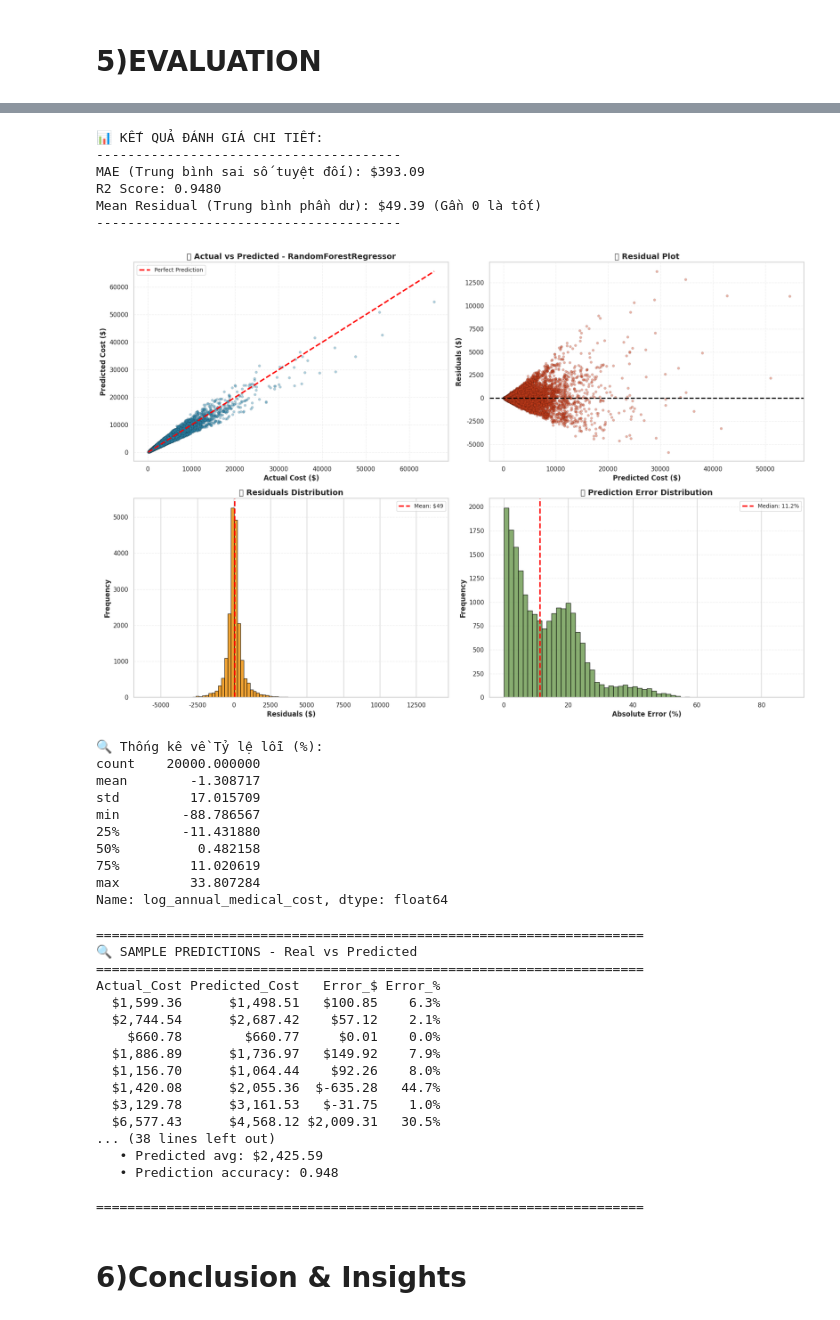
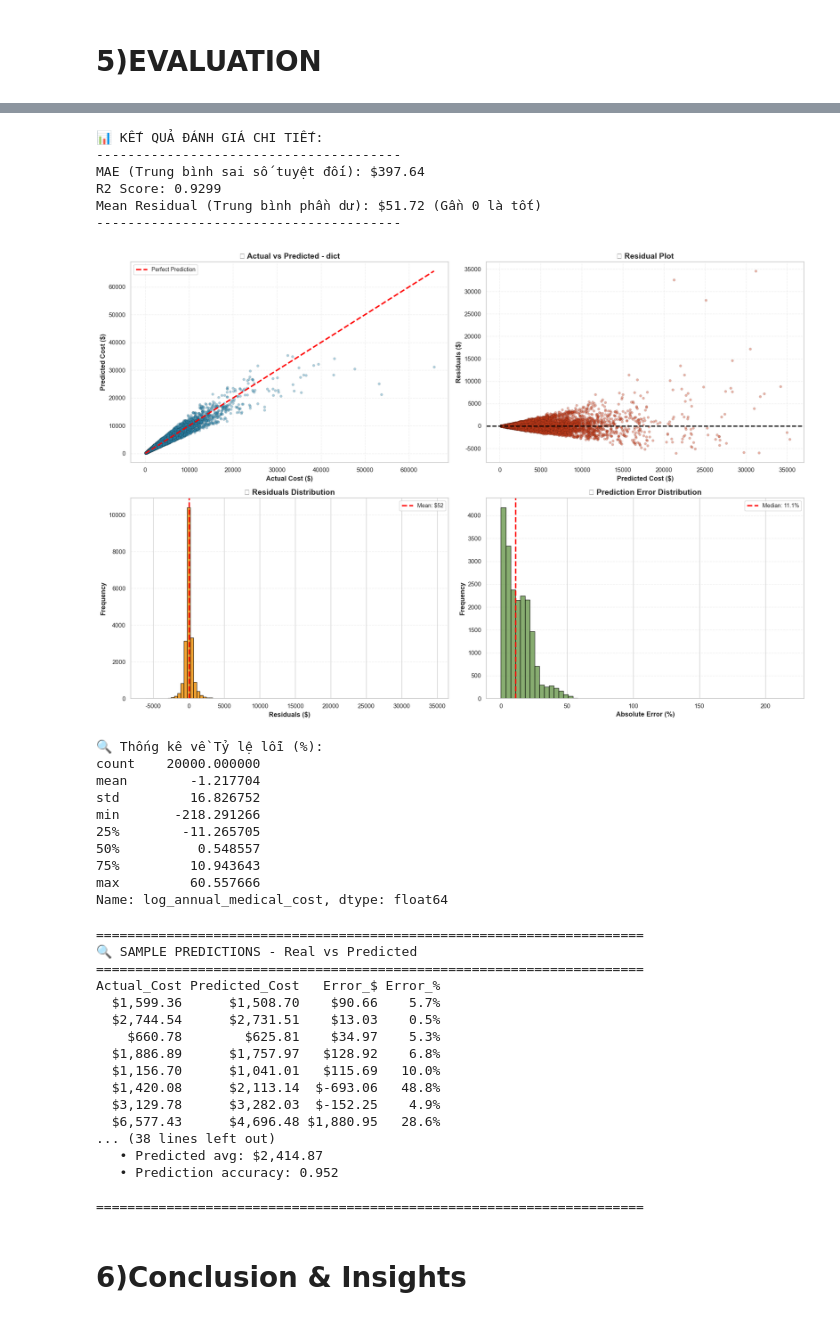
Before and after one commit to nguyenhuuphuc11052005/project_python, a Jupyter notebook: FE_MODELING.ipynb, the cells around one changed output, grey strips where cells are left out. Drawn from its saved outputs; the diff is of its cells as text; code cells hidden in the pictures.

```diff
--- a/FE_MODELING.ipynb
+++ b/FE_MODELING.ipynb
@@ -46,7 +43,7 @@ from lightgbm import LGBMRegressor
 from sklearn.metrics import (mean_squared_error, mean_absolute_error, r2_score,
                              mean_absolute_percentage_error)
 # %%
-filepath = '/content/drive/My Drive/python_project/data_EDA.csv'
+filepath = 'data_EDA.csv'
 # %%
 manager = DataManager(filepath)
 df = manager.get_data()
@@ -162,10 +154,11 @@ print("✓ Created utilization efficiency features")
 # %%
 # 8. DEMOGRAPHIC & SOCIOECONOMIC ENCODING
 # Education level encoding
+manager = DataManager(df_fe)
 education_order = ['No HS', 'HS', 'Some College', 'Bachelors', 'Masters', 'Doctorate']
 encode_edu = FeatureEngineer(ordinal_cols={'education': education_order})
 manager.apply(encode_edu)
-df_fe = manager.get_data()
+
 
 # Employment status encoding
 if 'employment_status' in df_fe.columns:
@@ -358,13 +352,15 @@ age............................................... 0.0003
 # %% [markdown]
 # 3)MODELING
 # %%
+df_copy = df_fe.copy()
+setup_logging()
 # Prepare final dataset for modeling
 print("="*70)
 print("PREPARING DATA FOR MODELING")
 print("="*70)
 
 # Target variable
-y = df_fe['log_annual_medical_cost']
+y = df_copy['log_annual_medical_cost']
 
 # Select features (drop target and categorical columns)
 drop_cols = ['annual_medical_cost', 'log_annual_medical_cost', 'person_id', 'bmi_category',
@@ -373,7 +369,7 @@ drop_cols = ['annual_medical_cost', 'log_annual_medical_cost', 'person_id', 'bmi
              'plan_type', 'network_tier', 'income_to_cost_ratio', 'cost_per_visit',
              'cost_per_medication', 'avg_claim_size']  # Remove target leakage features
 
-X = df_fe.drop(drop_cols, axis=1, errors='ignore')
+X = df_copy.drop(drop_cols, axis=1, errors='ignore')
 
 # Keep only numeric features
 X = X.select_dtypes(include=[np.number])
@@ -393,7 +389,6 @@ trainer.split_data(test_size=0.2)
 
 
 
-trainer.scale_data(method='standard')
 
 print(f"\n✓ Features scaled using StandardScaler")
 print("="*70)
@@ -558,19 +557,21 @@ R2 Score: 0.9627
 # 1. CHUẨN BỊ DỮ LIỆU
 # ==========================================================
 # Load model & Scaler
-artifacts = joblib.load('regression_results/best_model.pkl')
-best_model = artifacts['model']
-scaler = artifacts['scaler']
-best_model_name = best_model.__class__.__name__
 
-# Lấy dữ liệu (Log & Scaled)
-X_test_scaled = trainer.X_test
 y_test_log = trainer.y_test
 
 # Dự đoán
-y_pred_log = best_model.predict(X_test_scaled)
 
-# Chuyển đổi ngược: Log -> USD
+best_model_dict = joblib.load('regression_results/best_model.pkl')
+best_model_name = best_model_dict.__class__.__name__
+
+pipeline = best_model_dict['pipeline']  # lấy pipeline đúng
+metrics = best_model_dict['metrics']
+
+# Dự đoán (KHÔNG scale thủ công)
+y_pred_log = pipeline.predict(trainer.X_test)
+
+# Log → USD
 y_test_usd = np.expm1(y_test_log)
 y_pred_usd = np.expm1(y_pred_log)
 
@@ -618,37 +619,37 @@ axes[0,1].set_ylabel('Residuals ($)', fontsize=12, fontweight='bold')
 axes[0,1].set_title('📉 Residual Plot', fontsize=14, fontweight='bold')
 axes[0,1].grid(alpha=0.3, linestyle='--')
 
 # Bottom-left: Residuals distribution
 axes[1,0].hist(residuals, bins=90, color='#F18F01', edgecolor='black', alpha=0.8)
 axes[1,0].axvline(residuals.mean(), color='red', linestyle='--', linewidth=2.5,
                  label=f'Mean: ${residuals.mean():,.0f}')
 axes[1,0].set_xlabel('Residuals ($)', fontsize=12, fontweight='bold')
 axes[1,0].set_ylabel('Frequency', fontsize=12, fontweight='bold')
 axes[1,0].set_title('📊 Residuals Distribution', fontsize=14, fontweight='bold')
 axes[1,0].legend(fontsize=10)
 axes[1,0].grid(alpha=0.3, axis='y', linestyle='--')
 
 # Bottom-right: Error percentage distribution
 error_pct = np.abs((y_test_usd - y_pred_usd) / y_test_usd) * 100
 axes[1,1].hist(error_pct, bins=60, color='#6A994E', edgecolor='black', alpha=0.8)
 axes[1,1].axvline(error_pct.median(), color='red', linestyle='--', linewidth=2.5,
                  label=f'Median: {error_pct.median():.1f}%')
 axes[1,1].set_xlabel('Absolute Error (%)', fontsize=12, fontweight='bold')
 axes[1,1].set_ylabel('Frequency', fontsize=12, fontweight='bold')
 axes[1,1].set_title('📈 Prediction Error Distribution', fontsize=14, fontweight='bold')
 axes[1,1].legend(fontsize=10)
 axes[1,1].grid(alpha=0.3, axis='y', linestyle='--')
 
 plt.tight_layout()
 plt.show()
 # %% [output]
 📊 KẾT QUẢ ĐÁNH GIÁ CHI TIẾT:
 ---------------------------------------
-MAE (Trung bình sai số tuyệt đối): $393.09
-R2 Score: 0.9480
-Mean Residual (Trung bình phần dư): $49.39 (Gần 0 là tốt)
+MAE (Trung bình sai số tuyệt đối): $397.64
+R2 Score: 0.9299
+Mean Residual (Trung bình phần dư): $51.72 (Gần 0 là tốt)
 ---------------------------------------
-[figure, old version]
+[figure, new version]
 # %%
 # ==========================================================
 # 4. THỐNG KÊ MỞ RỘNG
@@ -658,13 +659,13 @@ print(error_percentage.describe())
 # %% [output]
 🔍 Thống kê về Tỷ lệ lỗi (%):
 count    20000.000000
-mean        -1.308717
-std         17.015709
-min        -88.786567
-25%        -11.431880
-50%          0.482158
-75%         11.020619
-max         33.807284
+mean        -1.217704
+std         16.826752
+min       -218.291266
+25%        -11.265705
+50%          0.548557
+75%         10.943643
+max         60.557666
 Name: log_annual_medical_cost, dtype: float64
 # %%
 # Show some prediction examples
@@ -742,17 +743,17 @@ print("\n" + "="*70)
 🔍 SAMPLE PREDICTIONS - Real vs Predicted
 ======================================================================
 Actual_Cost Predicted_Cost   Error_$ Error_%
-  $1,599.36      $1,498.51   $100.85    6.3%
-  $2,744.54      $2,687.42    $57.12    2.1%
-    $660.78        $660.77     $0.01    0.0%
-  $1,886.89      $1,736.97   $149.92    7.9%
-  $1,156.70      $1,064.44    $92.26    8.0%
-  $1,420.08      $2,055.36  $-635.28   44.7%
-  $3,129.78      $3,161.53   $-31.75    1.0%
-  $6,577.43      $4,568.12 $2,009.31   30.5%
+  $1,599.36      $1,508.70    $90.66    5.7%
+  $2,744.54      $2,731.51    $13.03    0.5%
+    $660.78        $625.81    $34.97    5.3%
+  $1,886.89      $1,757.97   $128.92    6.8%
+  $1,156.70      $1,041.01   $115.69   10.0%
+  $1,420.08      $2,113.14  $-693.06   48.8%
+  $3,129.78      $3,282.03  $-152.25    4.9%
+  $6,577.43      $4,696.48 $1,880.95   28.6%
 ... (38 lines left out)
-   • Predicted avg: $2,425.59
-   • Prediction accuracy: 0.948
+   • Predicted avg: $2,414.87
+   • Prediction accuracy: 0.952
 
 ======================================================================
 # %% [markdown]
```
Also changed, not shown: parts of 12 cells of this notebook, 1 other file.
